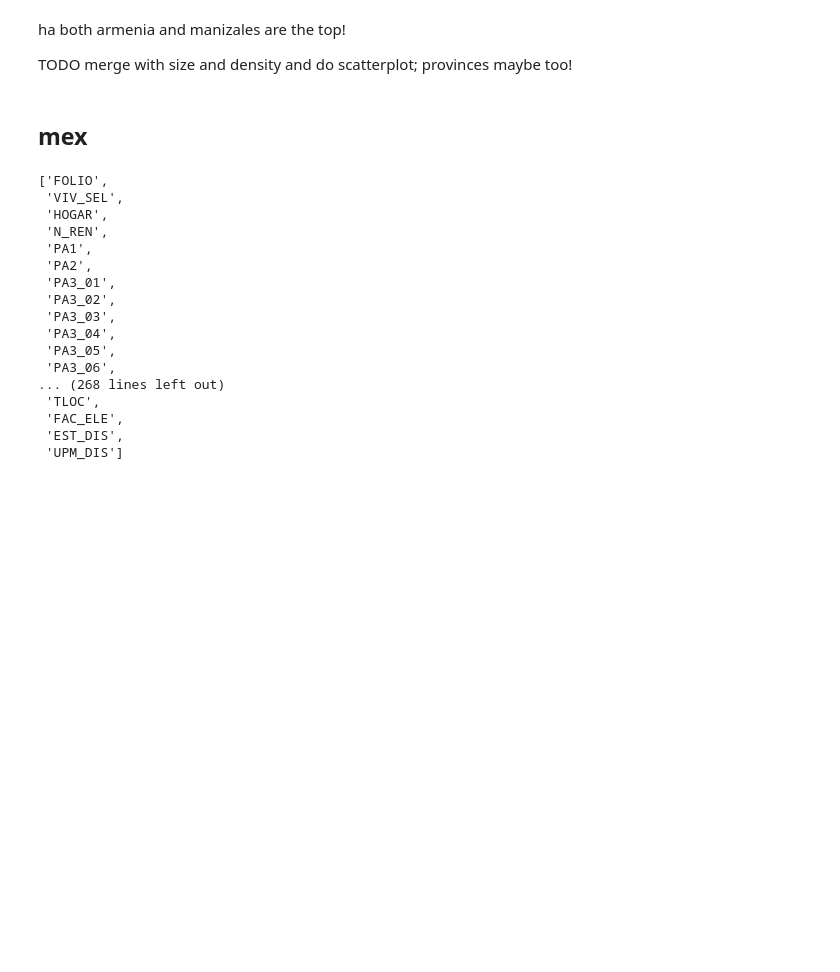
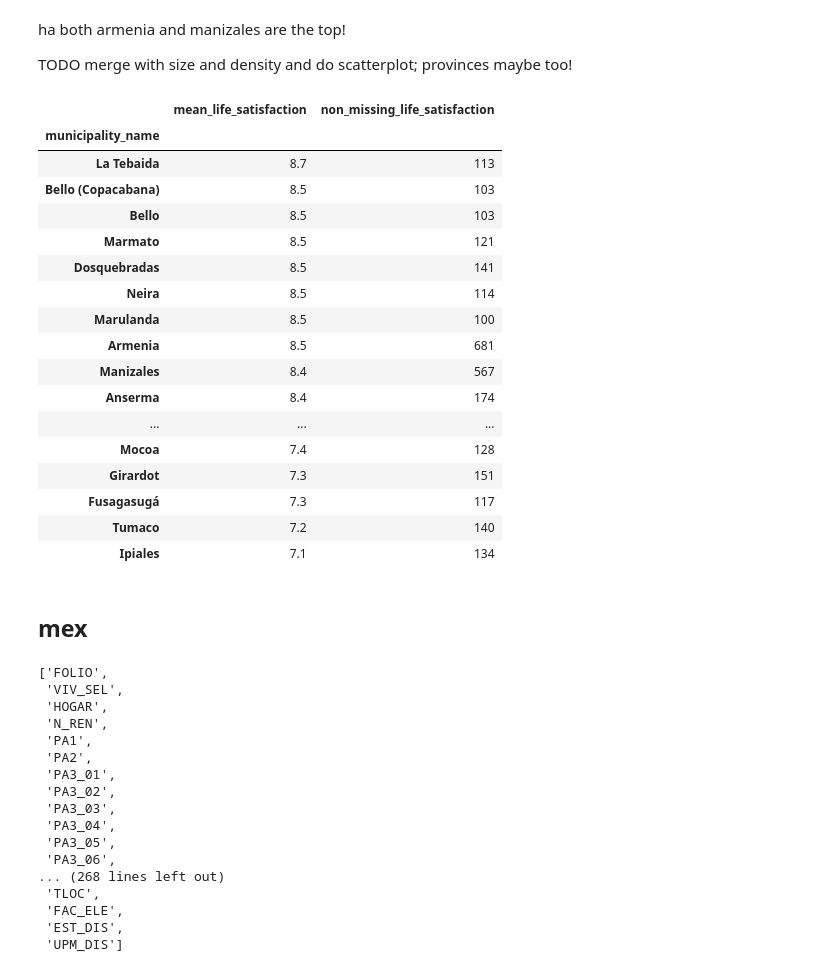
Before and after one commit to theaok/linaColMex, a Jupyter notebook: linaColMex.ipynb, the cells around one changed output. Saved outputs shown, nothing was run; the diff lists cells and outputs as text; code cells hidden in the pictures; blank space fills up the shorter version.

```diff
--- a/linaColMex.ipynb
+++ b/linaColMex.ipynb
@@ -1496,6 +1504,37 @@ display(filtered_municipality_summary_300.sort_values(by='mean_life_satisfaction
 ha both armenia and manizales are the top!
 
 TODO merge with size and density and do scatterplot; provinces maybe too!
+# %%
+col['municipality_name'] = col['p756s2'].map(municipality_mapping)
+
+municipality_summary = col.groupby('municipality_name')['life satisfaction'].agg(['mean', 'count'])
+municipality_summary = municipality_summary.rename(columns={
+    'mean': 'mean_life_satisfaction',
+    'count': 'non_missing_life_satisfaction'
+})
+municipality_summary['mean_life_satisfaction'] = municipality_summary['mean_life_satisfaction'].round(1)
+#municipality_summary
+filtered_municipality_summary_100 = municipality_summary[municipality_summary['non_missing_life_satisfaction'] >= 100]
+display(filtered_municipality_summary_100.sort_values(by='mean_life_satisfaction', ascending=False))
+# %% [output]
+|  | mean_life_satisfaction | non_missing_life_satisfaction |
+| municipality_name |  |  |
+| La Tebaida | 8.7 | 113 |
+| Bello (Copacabana) | 8.5 | 103 |
+| Bello | 8.5 | 103 |
+| Marmato | 8.5 | 121 |
+| Dosquebradas | 8.5 | 141 |
+| Neira | 8.5 | 114 |
+| Marulanda | 8.5 | 100 |
+| Armenia | 8.5 | 681 |
+| Manizales | 8.4 | 567 |
+| Anserma | 8.4 | 174 |
+| ... | ... | ... |
+| Mocoa | 7.4 | 128 |
+| Girardot | 7.3 | 151 |
+| Fusagasugá | 7.3 | 117 |
+| Tumaco | 7.2 | 140 |
+| Ipiales | 7.1 | 134 |
 # %% [markdown]
 ## mex
 # %%
```
Also changed, not shown: parts of 4 cells of this notebook.
